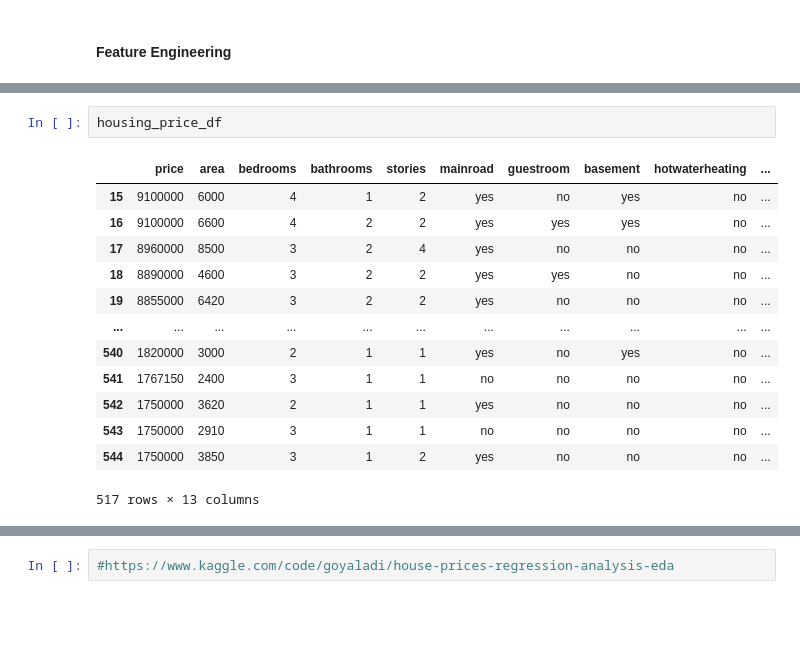
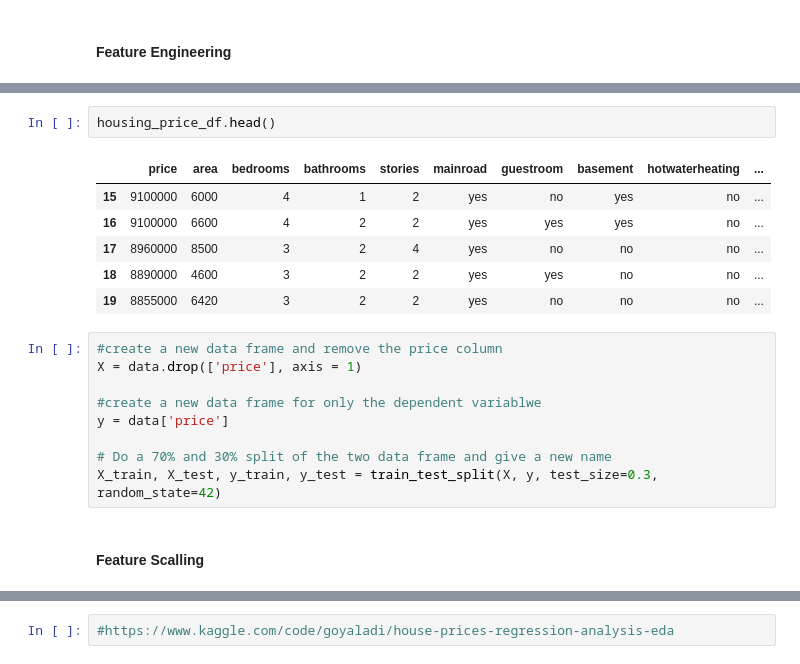
Before and after one commit to josephjaiyeola/housing_price_predict, a Jupyter notebook: code/data_analysis.ipynb, the cells around one changed output, grey strips where cells are left out. Drawn from its saved outputs; the diff is of its cells as text; blank space fills up the shorter version.

```diff
--- a/code/data_analysis.ipynb
+++ b/code/data_analysis.ipynb
@@ -317,16 +318,20 @@ data
 # %%
-housing_price_df
+housing_price_df.head()
 # %% [output]
 |  | price | area | bedrooms | bathrooms | stories | mainroad | guestroom | basement | hotwaterheating | ... |
 | 15 | 9100000 | 6000 | 4 | 1 | 2 | yes | no | yes | no | ... |
 | 16 | 9100000 | 6600 | 4 | 2 | 2 | yes | yes | yes | no | ... |
 | 17 | 8960000 | 8500 | 3 | 2 | 4 | yes | no | no | no | ... |
 | 18 | 8890000 | 4600 | 3 | 2 | 2 | yes | yes | no | no | ... |
 | 19 | 8855000 | 6420 | 3 | 2 | 2 | yes | no | no | no | ... |
-| ... | ... | ... | ... | ... | ... | ... | ... | ... | ... | ... |
-| 540 | 1820000 | 3000 | 2 | 1 | 1 | yes | no | yes | no | ... |
-| 541 | 1767150 | 2400 | 3 | 1 | 1 | no | no | no | no | ... |
-| 542 | 1750000 | 3620 | 2 | 1 | 1 | yes | no | no | no | ... |
-| 543 | 1750000 | 2910 | 3 | 1 | 1 | no | no | no | no | ... |
-| 544 | 1750000 | 3850 | 3 | 1 | 2 | yes | no | no | no | ... |
-517 rows × 13 columns
+# %%
+#create a new data frame and remove the price column
+X = data.drop(['price'], axis = 1)
+
+#create a new data frame for only the dependent variablwe
+y = data['price']
+
+# Do a 70% and 30% split of the two data frame and give a new name
+X_train, X_test, y_train, y_test = train_test_split(X, y, test_size=0.3, random_state=42)
+# %% [markdown]
+#### Feature Scalling
```
Also changed, not shown: parts of 6 cells of this notebook.
